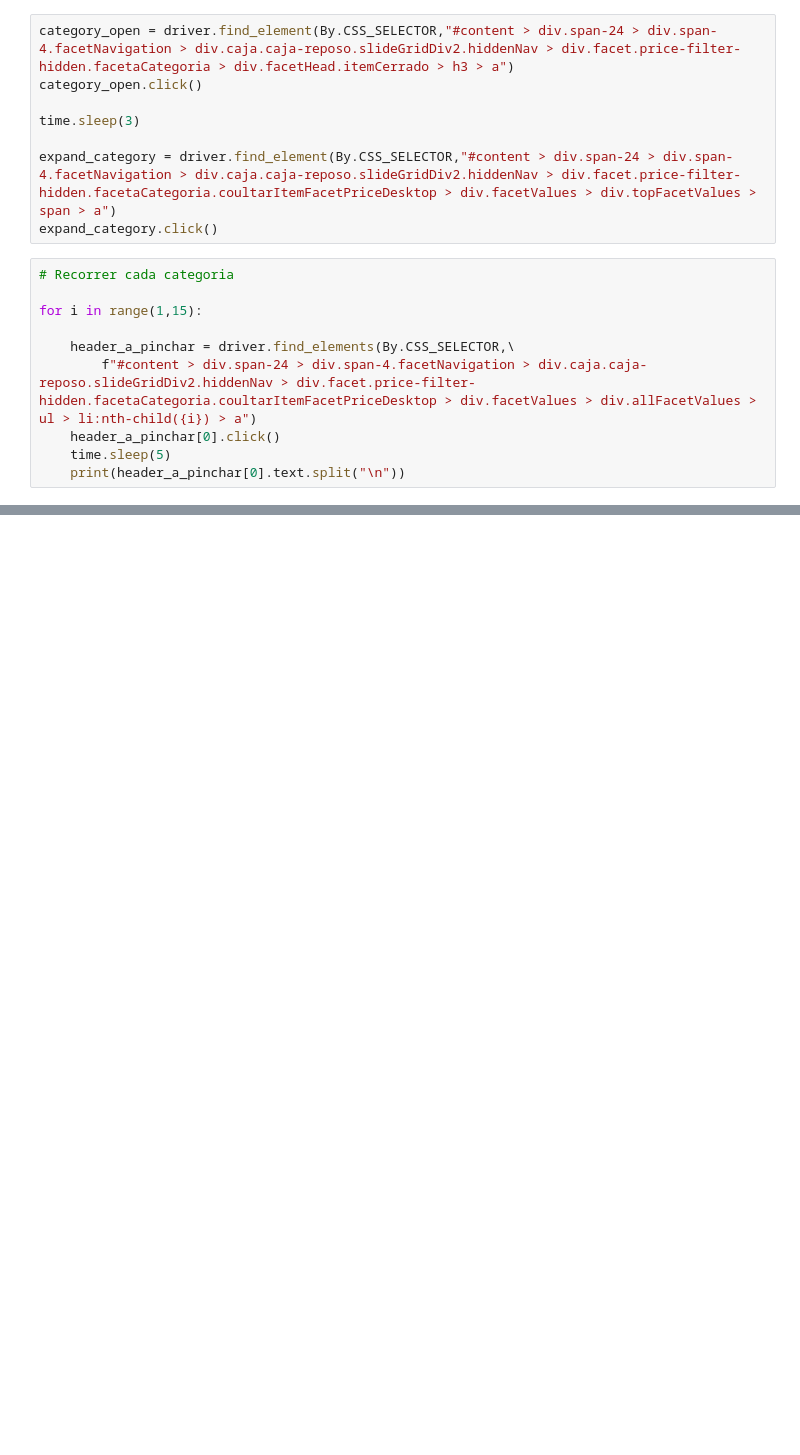
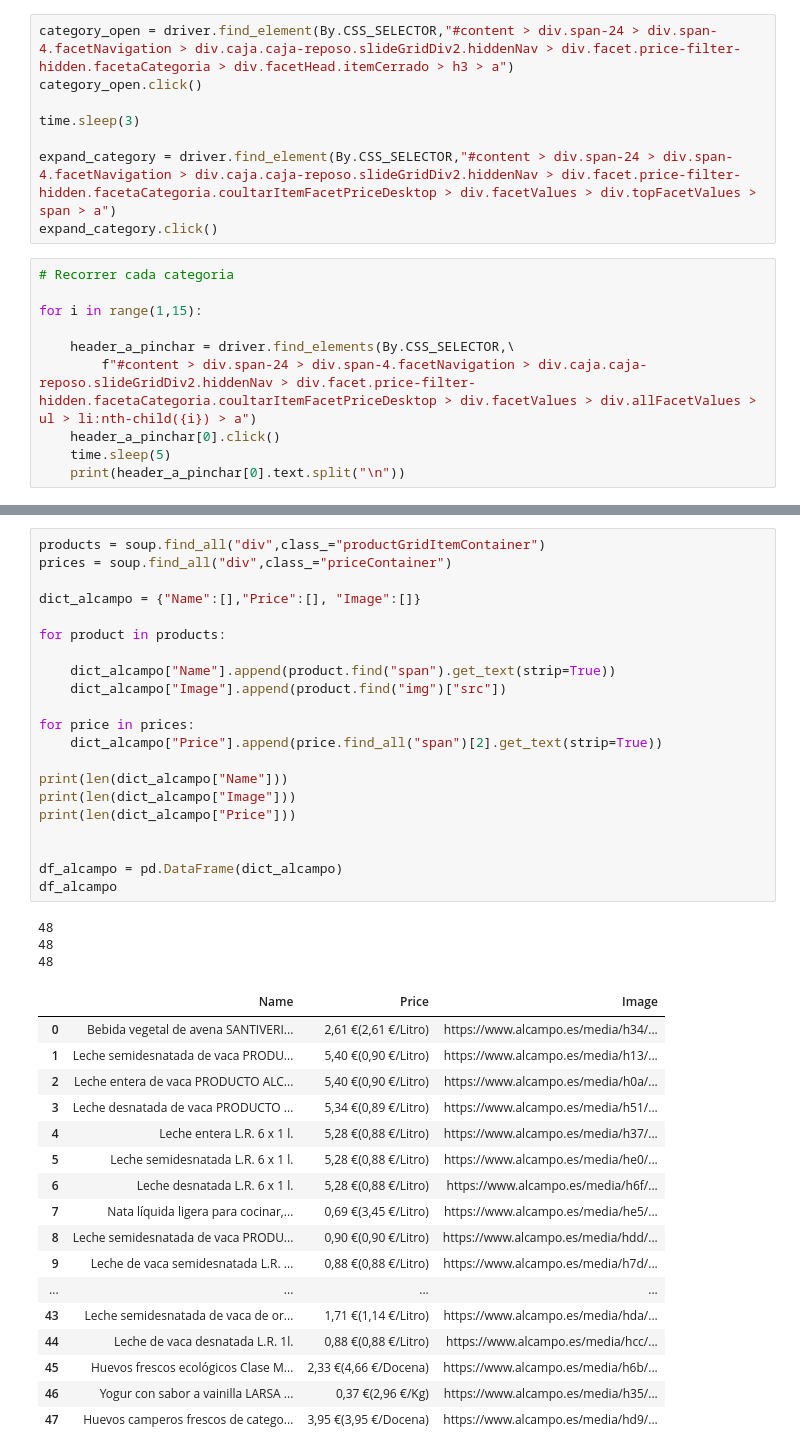
Before and after one commit to IgnacioGB1990/Grocery-Chains, a Jupyter notebook: src/alcampoWScrap.ipynb, the cells around one changed output, grey strips where cells are left out. Saved outputs shown, nothing was run; the diff lists cells and outputs as text; blank space fills up the shorter version.

```diff
--- a/src/alcampoWScrap.ipynb
+++ b/src/alcampoWScrap.ipynb
@@ -140,0 +111,42 @@ print(images)
+# %%
+products = soup.find_all("div",class_="productGridItemContainer")
+prices = soup.find_all("div",class_="priceContainer")
+
+dict_alcampo = {"Name":[],"Price":[], "Image":[]}
+
+for product in products:
+
+    dict_alcampo["Name"].append(product.find("span").get_text(strip=True))
+    dict_alcampo["Image"].append(product.find("img")["src"])
+
+for price in prices:
+    dict_alcampo["Price"].append(price.find_all("span")[2].get_text(strip=True))
+
+print(len(dict_alcampo["Name"]))
+print(len(dict_alcampo["Image"]))
+print(len(dict_alcampo["Price"]))
+
+
+df_alcampo = pd.DataFrame(dict_alcampo)
+df_alcampo
+# %% [output]
+48
+48
+48
+|  | Name | Price | Image |
+| 0 | Bebida vegetal de avena SANTIVERI... | 2,61 €(2,61 €/Litro) | https://www.alcampo.es/media/h34/... |
+| 1 | Leche semidesnatada de vaca PRODU... | 5,40 €(0,90 €/Litro) | https://www.alcampo.es/media/h13/... |
+| 2 | Leche entera de vaca PRODUCTO ALC... | 5,40 €(0,90 €/Litro) | https://www.alcampo.es/media/h0a/... |
+| 3 | Leche desnatada de vaca PRODUCTO ... | 5,34 €(0,89 €/Litro) | https://www.alcampo.es/media/h51/... |
+| 4 | Leche entera L.R. 6 x 1 l. | 5,28 €(0,88 €/Litro) | https://www.alcampo.es/media/h37/... |
+| 5 | Leche semidesnatada L.R. 6 x 1 l. | 5,28 €(0,88 €/Litro) | https://www.alcampo.es/media/he0/... |
+| 6 | Leche desnatada L.R. 6 x 1 l. | 5,28 €(0,88 €/Litro) | https://www.alcampo.es/media/h6f/... |
+| 7 | Nata líquida ligera para cocinar,... | 0,69 €(3,45 €/Litro) | https://www.alcampo.es/media/he5/... |
+| 8 | Leche semidesnatada de vaca PRODU... | 0,90 €(0,90 €/Litro) | https://www.alcampo.es/media/hdd/... |
+| 9 | Leche de vaca semidesnatada L.R. ... | 0,88 €(0,88 €/Litro) | https://www.alcampo.es/media/h7d/... |
+| ... | ... | ... | ... |
+| 43 | Leche semidesnatada de vaca de or... | 1,71 €(1,14 €/Litro) | https://www.alcampo.es/media/hda/... |
+| 44 | Leche de vaca desnatada L.R. 1l. | 0,88 €(0,88 €/Litro) | https://www.alcampo.es/media/hcc/... |
+| 45 | Huevos frescos ecológicos Clase M... | 2,33 €(4,66 €/Docena) | https://www.alcampo.es/media/h6b/... |
+| 46 | Yogur con sabor a vainilla LARSA ... | 0,37 €(2,96 €/Kg) | https://www.alcampo.es/media/h35/... |
+| 47 | Huevos camperos frescos de catego... | 3,95 €(3,95 €/Docena) | https://www.alcampo.es/media/hd9/... |
```
Also changed, not shown: parts of 17 cells of this notebook, 6 other files.
